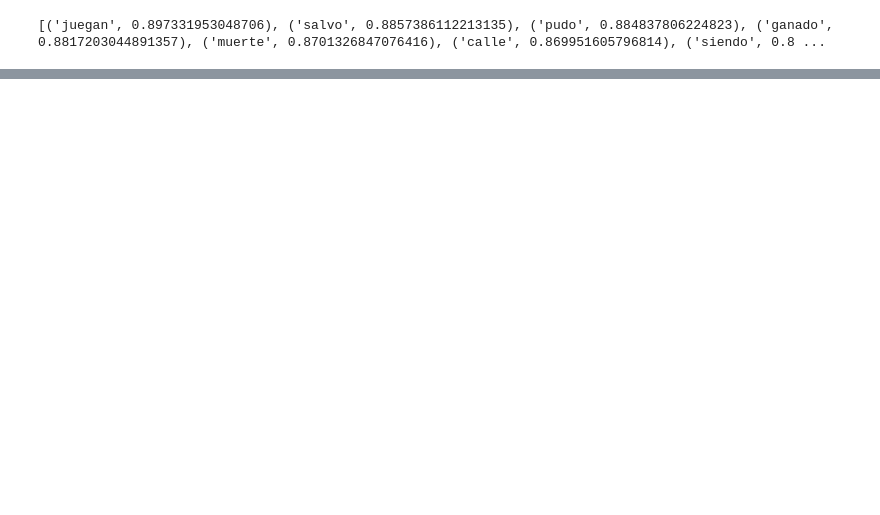
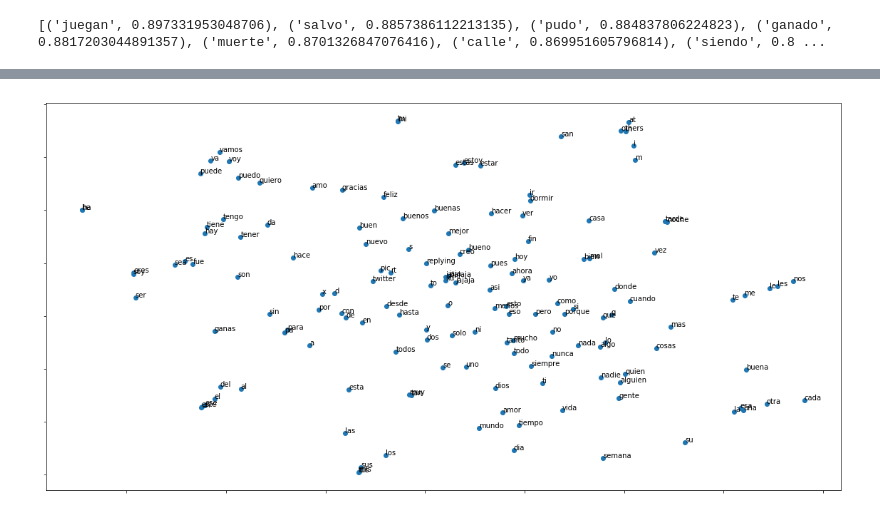
Before and after one commit to RoundU/RoundU, a Jupyter notebook: Word 2 Vec.ipynb, the cells around one changed output, grey strips where cells are left out. Drawn from its saved outputs; the diff is of its cells as text; code cells hidden in the pictures; blank space fills up the shorter version.

Commit message:
graphs and shit

```diff
--- a/Word 2 Vec.ipynb
+++ b/Word 2 Vec.ipynb
@@ -115,3 +89,5 @@ model.train(sentences=df, total_examples=len(df), epochs=model.iter)
 # %%
 #save the model
 model.save('./data/model')
+# %%
+model = Word2Vec.load("*/data/model")
@@ -195,0 +172,9 @@ model=load_vectors_from_csv("data/WORD2VEC-Twitter-Espa_ol_para_Latinoam_rica__E
+# %%
+word_vectors = model.wv
+count = 0
+for word in word_vectors.vocab:
+    if count<10:
+        print(word)
+        count += 1
+    else:
+        break
@@ -195,0 +192,11 @@ model=load_vectors_from_csv("data/WORD2VEC-Twitter-Espa_ol_para_Latinoam_rica__E
+# %%
+wanted_words = []
+count = 0
+for word in word_vectors.vocab:
+    if count<150:
+        wanted_words.append(word)
+        count += 1
+    else:
+        break
+wanted_vocab = dict((k, word_vectors.vocab[k]) for k in wanted_words if k in word_vectors.vocab)
+wanted_vocab
@@ -195,0 +221,21 @@ model=load_vectors_from_csv("data/WORD2VEC-Twitter-Espa_ol_para_Latinoam_rica__E
+# %%
+from sklearn.manifold import TSNE
+
+X = model[wanted_vocab] # X is an array of word vectors, each vector containing 150 tokens
+tsne_model = TSNE(perplexity=40, n_components=2, init="pca", n_iter=5000, random_state=23)
+Y = tsne_model.fit_transform(X)
+# %%
+import matplotlib.pyplot as plt
+
+
+#Plot the t-SNE output
+fig, ax = plt.subplots(figsize=(20,10))
+ax.scatter(Y[:, 0], Y[:, 1])
+words = list(wanted_vocab)
+for i, word in enumerate(words):
+    plt.annotate(word, xy=(Y[i, 0], Y[i, 1]))
+ax.set_yticklabels([]) #Hide ticks
+ax.set_xticklabels([]) #Hide ticks
+_ = plt.show()
+# %% [output]
+[figure, added]
```
Also changed, not shown: parts of 15 cells of this notebook.
